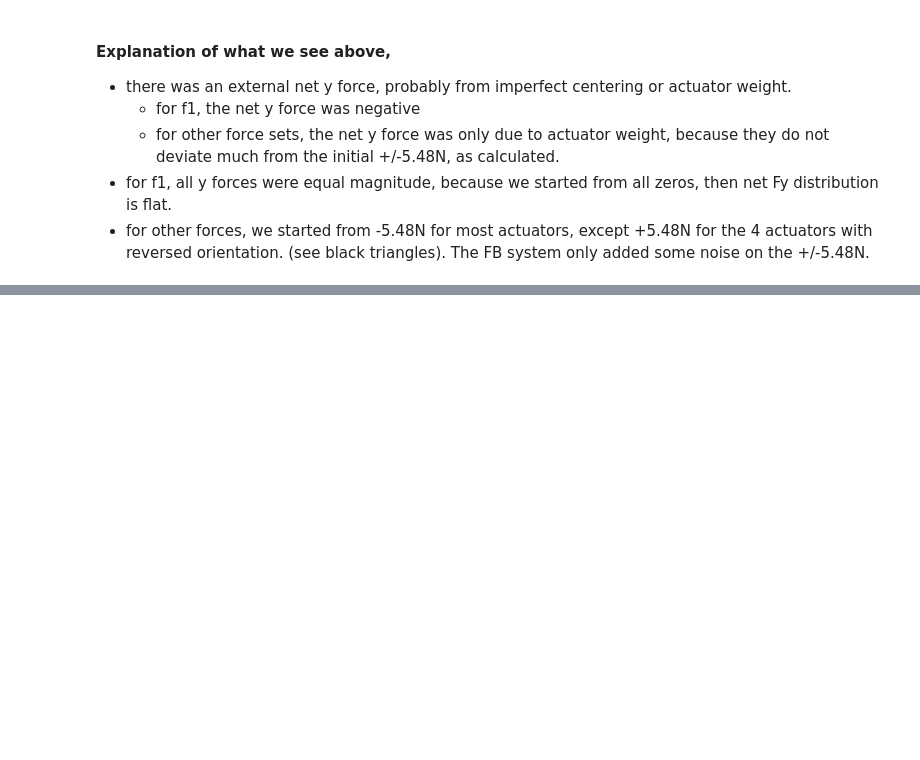
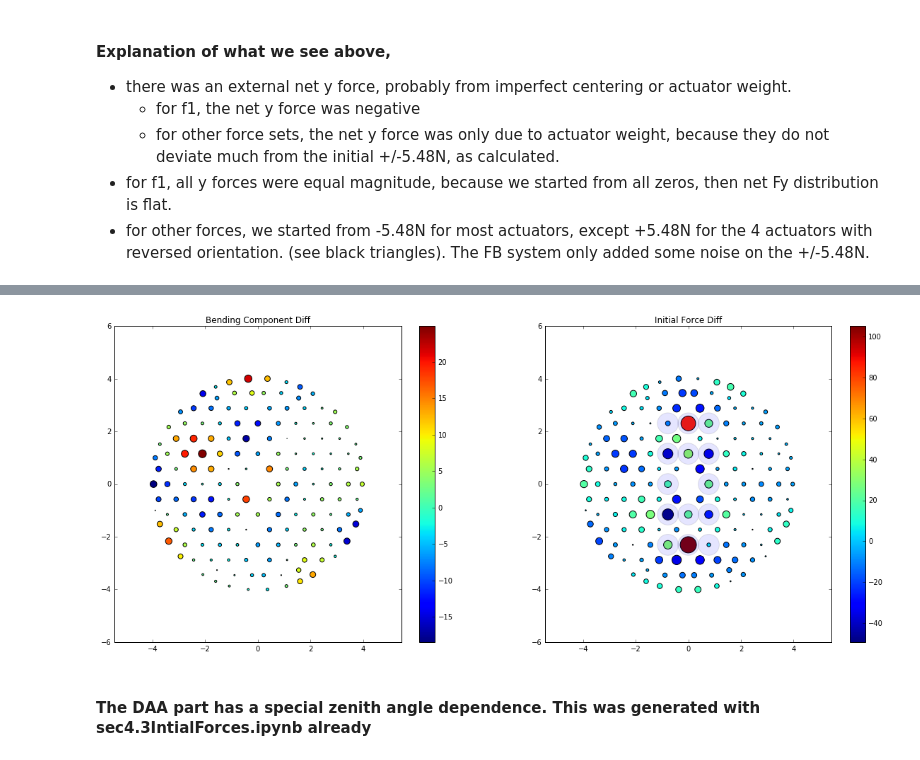
Before and after one commit to bxin/M1M3_ML, a Jupyter notebook: finalLUT.ipynb, the cells around one changed output, grey strips where cells are left out. Cells and saved outputs as stored; diff of their text form; code cells hidden in the pictures; blank space fills up the shorter version.

```diff
--- a/finalLUT.ipynb
+++ b/finalLUT.ipynb
@@ -263,0 +271,13 @@ pd.DataFrame(fLUT).to_csv("data/finalLUT.csv", header=None, index=None)
+# %%
+# in addtion to the applied total forces and measured total forces, these are all what we know on component level
+fbfb = get_F_EFD(fbtime, table_name= 'm1m3_logevent_AppliedBalanceForces')
+fbst = get_F_EFD(fbtime, table_name= 'm1m3_logevent_AppliedStaticForces')
+fbbm = get_F_EFD(fbtime, table_name= 'm1m3_logevent_AppliedActiveOpticForces')
+
+fcfb = get_F_EFD(fctime, table_name= 'm1m3_logevent_AppliedBalanceForces')
+fcst = get_F_EFD(fctime, table_name= 'm1m3_logevent_AppliedStaticForces')
+fcbm = get_F_EFD(fctime, table_name= 'm1m3_logevent_AppliedActiveOpticForces')
+
+fdfb = get_F_EFD(fdtime, table_name= 'm1m3_logevent_AppliedBalanceForces')
+fdst = get_F_EFD(fdtime, table_name= 'm1m3_logevent_AppliedStaticForces')
+fdbm = get_F_EFD(fdtime, table_name= 'm1m3_logevent_AppliedActiveOpticForces')
@@ -263,0 +345,6 @@ pd.DataFrame(fLUT).to_csv("data/finalLUT.csv", header=None, index=None)
+# %%
+fafb = get_F_EFD(fatime, table_name= 'm1m3_logevent_AppliedBalanceForces')
+fast = get_F_EFD(fatime, table_name= 'm1m3_logevent_AppliedStaticForces')
+fabm = get_F_EFD(fatime, table_name= 'm1m3_logevent_AppliedActiveOpticForces')
+
+fa0 = fa - fafb - fast - fabm
@@ -263,0 +357,21 @@ pd.DataFrame(fLUT).to_csv("data/finalLUT.csv", header=None, index=None)
+# %%
+#confirm that single actuator adjustments were included in initial force component
+fig, ax = plt.subplots(1,2, figsize=(20, 8))
+a=fbbm[:,3]-fabm[:,3]
+img = ax[0].scatter(xact, yact, abs(a)*5, a)
+ax[0].axis('equal')
+fig.colorbar(img, ax=ax[0])
+ax[0].set_title('Bending Component Diff')
+a=fb0[:,3]-fa0[:,3]
+img = ax[1].scatter(xact, yact, abs(a)*5, a)
+ax[1].axis('equal')
+fig.colorbar(img, ax=ax[1])
+ax[1].set_title('Initial Force Diff')
+for i in range(len(quadID)):
+    id = np.where(actID==quadID[i])[0][0]
+    circ = Circle((xact[id], yact[id]),0.4, alpha=.1)
+    ax[1].add_patch(circ)
+# %% [output]
+[figure, added]
+# %% [markdown]
+#### The DAA part has a special zenith angle dependence. This was generated with sec4.3IntialForces.ipynb already
```
Also changed, not shown: parts of 28 cells of this notebook, 8 other files.
